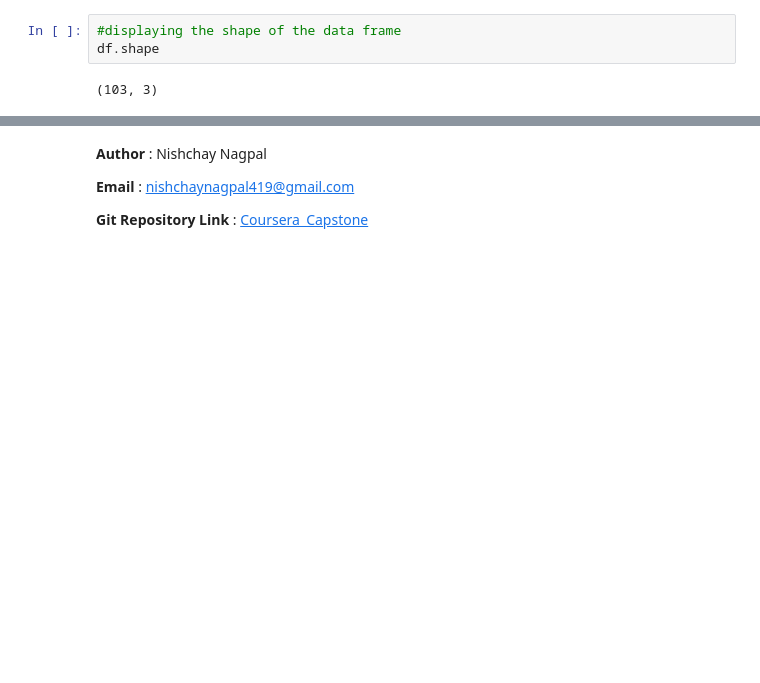
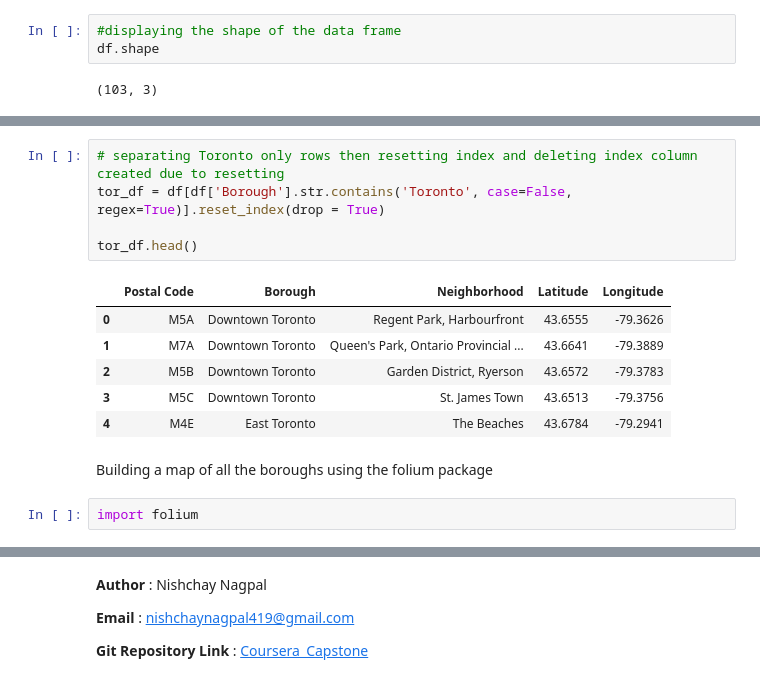
Before and after one commit to Anima419/Coursera_Capstone, a Jupyter notebook: Segmenting Canada Neighborhoods.ipynb, the cells around one changed output, grey strips where cells are left out. Drawn from its saved outputs; the diff is of its cells as text; blank space fills up the shorter version.

```diff
--- a/Segmenting Canada Neighborhoods.ipynb
+++ b/Segmenting Canada Neighborhoods.ipynb
@@ -99,0 +137,16 @@ df.shape
+# %%
+# separating Toronto only rows then resetting index and deleting index column created due to resetting
+tor_df = df[df['Borough'].str.contains('Toronto', case=False, regex=True)].reset_index(drop = True)
+
+tor_df.head()
+# %% [output]
+|  | Postal Code | Borough | Neighborhood | Latitude | Longitude |
+| 0 | M5A | Downtown Toronto | Regent Park, Harbourfront | 43.6555 | -79.3626 |
+| 1 | M7A | Downtown Toronto | Queen's Park, Ontario Provincial ... | 43.6641 | -79.3889 |
+| 2 | M5B | Downtown Toronto | Garden District, Ryerson | 43.6572 | -79.3783 |
+| 3 | M5C | Downtown Toronto | St. James Town | 43.6513 | -79.3756 |
+| 4 | M4E | East Toronto | The Beaches | 43.6784 | -79.2941 |
+# %% [markdown]
+Building a map of all the boroughs using the folium package
+# %%
+import folium
```
Also changed, not shown: parts of 10 cells of this notebook.
